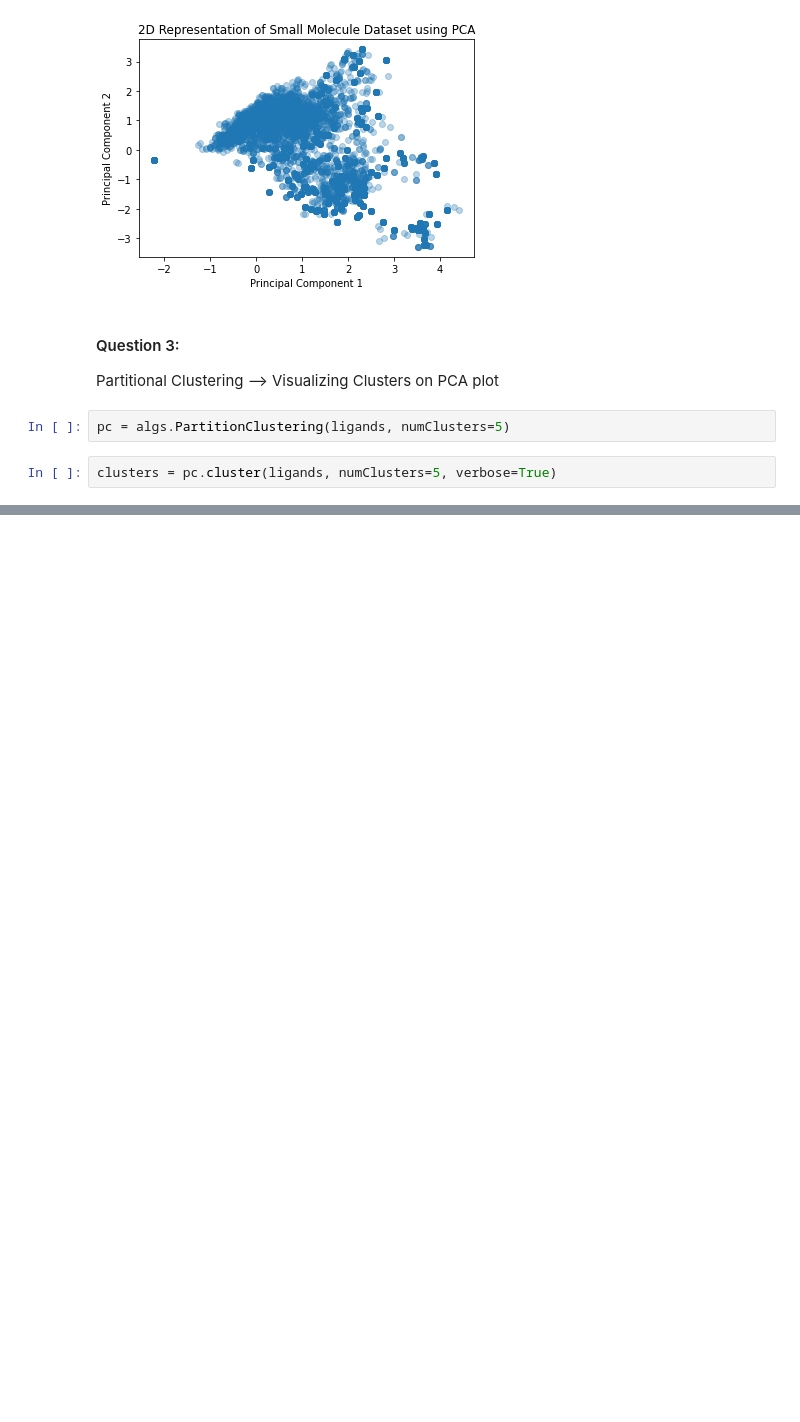
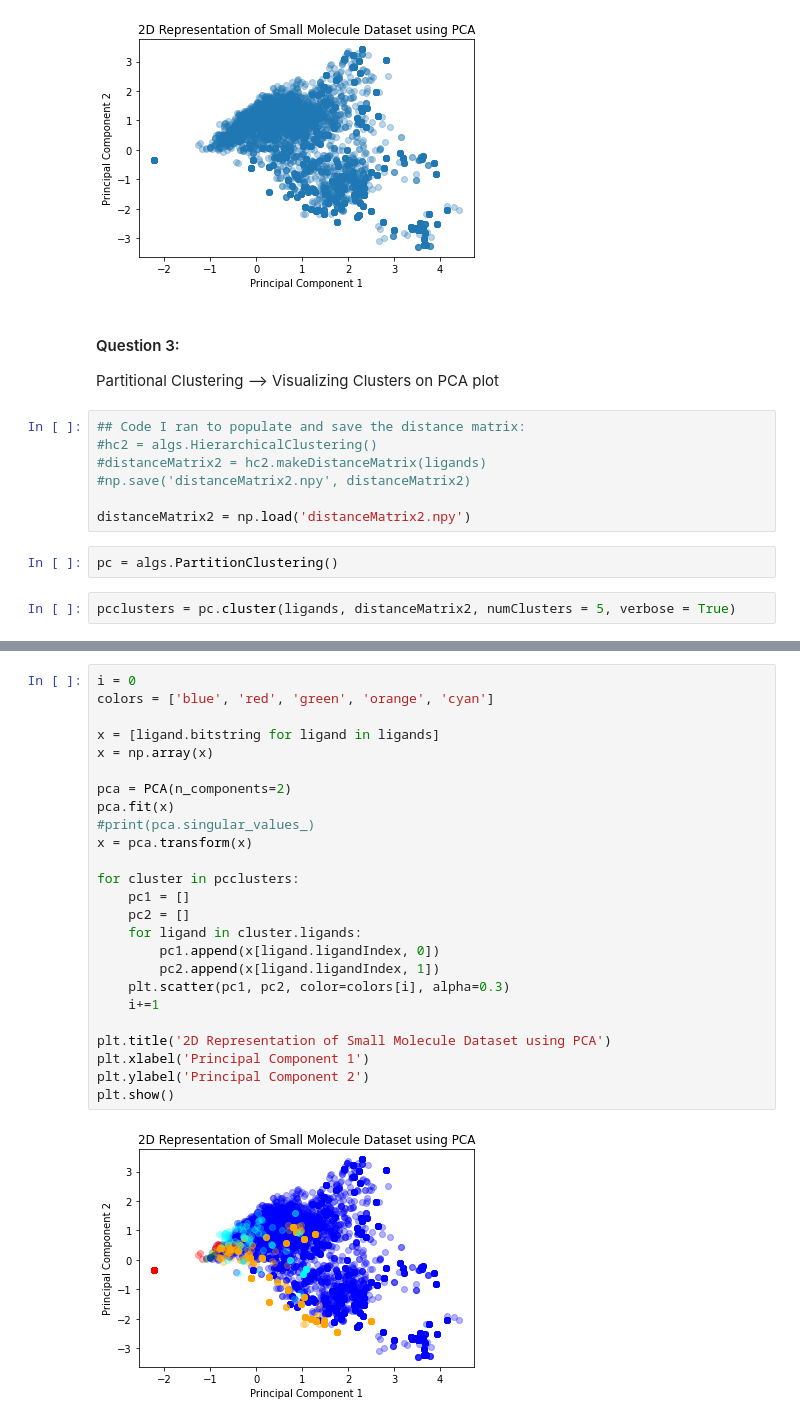
Before and after one commit to bendorr2415/Project2, a Jupyter notebook: Ben_Orr_BMI203_HW2.ipynb, the cells around one changed output, grey strips where cells are left out. Saved outputs shown, nothing was run; the diff lists cells and outputs as text; blank space fills up the shorter version.

```diff
--- a/Ben_Orr_BMI203_HW2.ipynb
+++ b/Ben_Orr_BMI203_HW2.ipynb
@@ -40,8 +40,15 @@ plt.show()
 #### Question 3:
 
 Partitional Clustering --> Visualizing Clusters on PCA plot
+# %%
+## Code I ran to populate and save the distance matrix:
+#hc2 = algs.HierarchicalClustering()
+#distanceMatrix2 = hc2.makeDistanceMatrix(ligands)
+#np.save('distanceMatrix2.npy', distanceMatrix2)
+
+distanceMatrix2 = np.load('distanceMatrix2.npy')
 # %%
-pc = algs.PartitionClustering(ligands, numClusters=5)
+pc = algs.PartitionClustering()
 # %%
-clusters = pc.cluster(ligands, numClusters=5, verbose=True)
+pcclusters = pc.cluster(ligands, distanceMatrix2, numClusters = 5, verbose = True)
 # %% [output]
@@ -48,0 +72,27 @@ TypeError: cluster() got an unexpected keyword argument 'verbose'
+# %%
+i = 0
+colors = ['blue', 'red', 'green', 'orange', 'cyan']
+
+x = [ligand.bitstring for ligand in ligands]
+x = np.array(x)
+
+pca = PCA(n_components=2)
+pca.fit(x)
+#print(pca.singular_values_)
+x = pca.transform(x)
+
+for cluster in pcclusters:
+    pc1 = []
+    pc2 = []
+    for ligand in cluster.ligands:
+        pc1.append(x[ligand.ligandIndex, 0])
+        pc2.append(x[ligand.ligandIndex, 1])
+    plt.scatter(pc1, pc2, color=colors[i], alpha=0.3)
+    i+=1
+
+plt.title('2D Representation of Small Molecule Dataset using PCA')
+plt.xlabel('Principal Component 1')
+plt.ylabel('Principal Component 2')
+plt.show()
+# %% [output]
+[figure, added]
```
Also changed, not shown: parts of 5 cells of this notebook.
